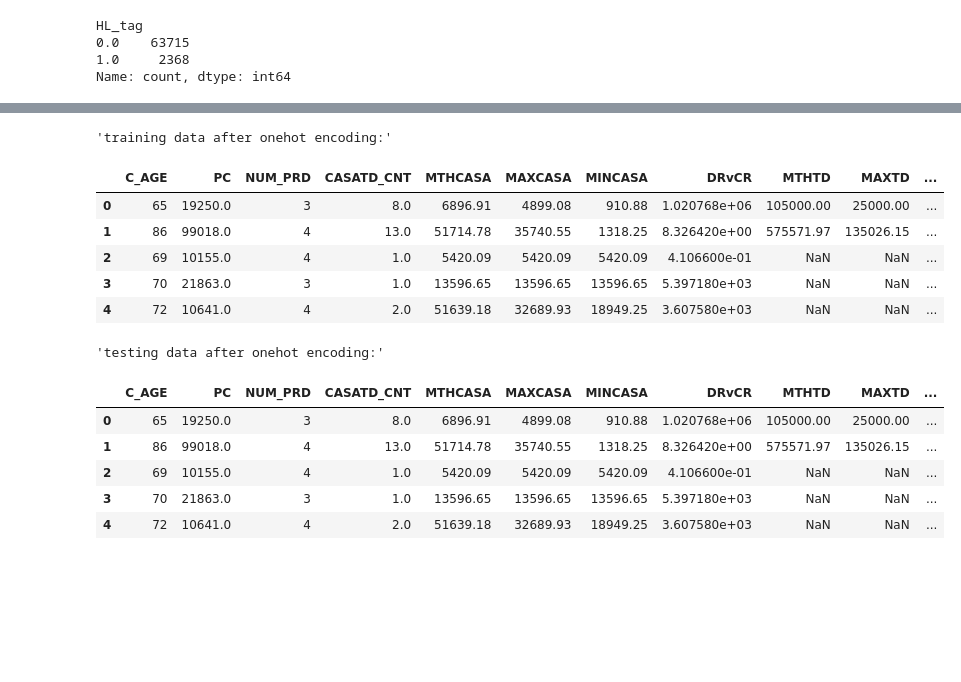
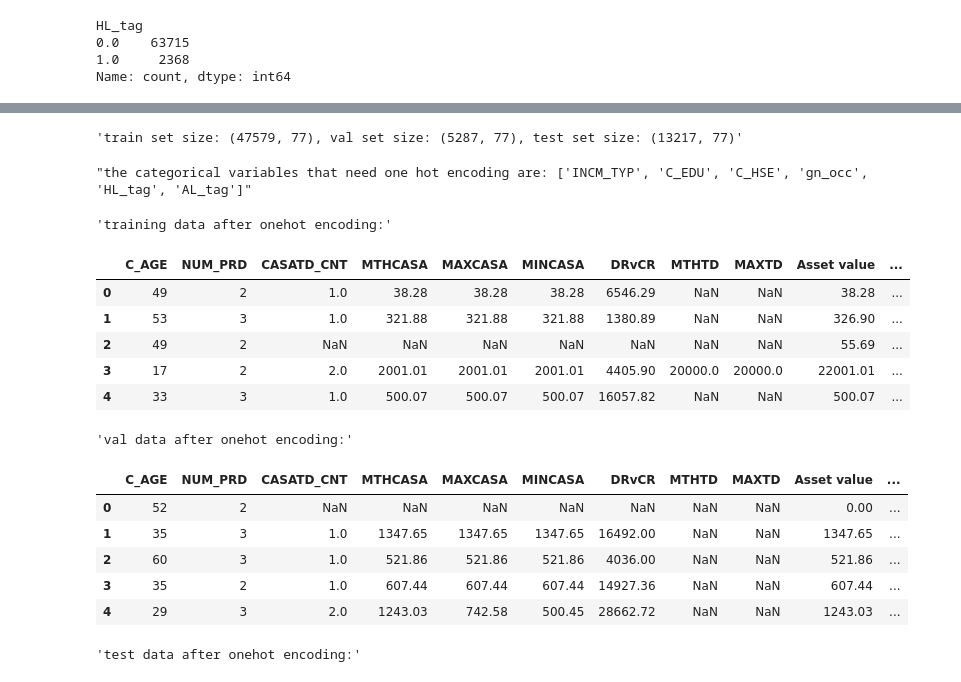
Before and after one commit to yang0369/Maybank_Classification, a Jupyter notebook: analysis/EDA.ipynb, the cells around one changed output, grey strips where cells are left out. Cells and saved outputs as stored; diff of their text form; code cells hidden in the pictures; blank space fills up the shorter version.

```diff
--- a/analysis/EDA.ipynb
+++ b/analysis/EDA.ipynb
@@ -265,0 +338,3 @@ Text(0.5, 1.0, 'Correlation matrix')
+# %%
+# map string back to np.nan
+df_raw.replace({"nan": np.nan, "NaN": np.nan, "NAN": np.nan}, inplace=True)
@@ -266,37 +407,61 @@ Text(0.5, 1.0, 'Correlation matrix')
+# %%
+df_raw.replace([np.inf, -np.inf], np.nan, inplace=True)
 # %%
 # drop the customer_id
-df_train = df_raw.drop([index_col], axis=1)
-df_test = df_raw.drop([index_col], axis=1)
+df_X = df_raw.drop([index_col, "PC", target_name], axis=1)
+df_y = df_raw.loc[:, [target_name]]
+# %%
+# train, val, test split
+X, X_test, y, y_test = train_test_split(df_X, df_y, test_size=0.2, random_state=1, shuffle=True, stratify=df_y)
+X_train, X_val, y_train, y_val = train_test_split(X, y, test_size=0.1, random_state=1, shuffle=True, stratify=y)
+
+display(f"train set size: {X_train.shape}, val set size: {X_val.shape}, test set size: {X_test.shape}")
+# %% [output]
+'train set size: (47579, 77), val set size: (5287, 77), test set size: (13217, 77)'
 # %%
+# get cols requiring onehotencoding
+categorical = [col for col in (ordinal + nominal) if col != target_name]
+display(f"the categorical variables that need one hot encoding are: {categorical}")
+
 # apply onehotencoding for categorical variables
-categorical = [col for col in (ordinal + nominal) if col != target_name]
 enc = OneHotEncoder(handle_unknown='error', sparse_output=False, drop=None)
-
-feature_arr = enc.fit_transform(df_train[categorical])
+enc.fit_transform(df_X.loc[:, categorical])
 feature_labels = enc.get_feature_names_out()
 
+
+feature_arr = enc.transform(X[categorical])
+cat_X = pd.DataFrame(feature_arr, columns=feature_labels).reset_index(drop=True)
+X = pd.concat([X.drop(categorical, axis=1).reset_index(drop=True), cat_X], axis=1)
+
 # for training data
+feature_arr = enc.transform(X_train[categorical])
 cat_train = pd.DataFrame(feature_arr, columns=feature_labels).reset_index(drop=True)
-df_train = pd.concat([df_train.drop(categorical, axis=1).reset_index(drop=True), cat_train], axis=1)
-display("training data after onehot encoding:", df_train.head())
+X_train = pd.concat([X_train.drop(categorical, axis=1).reset_index(drop=True), cat_train], axis=1)
+display("training data after onehot encoding:", X_train.head())
 
-# for testing data
-cat_test = pd.DataFrame(enc.transform(df_test[categorical]), columns=feature_labels).reset_index(drop=True)
+feature_arr = enc.transform(X_val[categorical])
+cat_val = pd.DataFrame(feature_arr, columns=feature_labels).reset_index(drop=True)
+X_val = pd.concat([X_val.drop(categorical, axis=1).reset_index(drop=True), cat_val], axis=1)
+display("val data after onehot encoding:", X_val.head())
 
-df_test = pd.concat([df_test.drop(categorical, axis=1).reset_index(drop=True), cat_test], axis=1)
-display("testing data after onehot encoding:", df_test.head())
+feature_arr = enc.transform(X_test[categorical])
+cat_test = pd.DataFrame(feature_arr, columns=feature_labels).reset_index(drop=True)
+X_test = pd.concat([X_test.drop(categorical, axis=1).reset_index(drop=True), cat_test], axis=1)
+display("test data after onehot encoding:", X_test.head())
 # %% [output]
-'training data after onehot encoding:'
+"the categorical variables that need one hot encoding are: ['INCM_TYP', 'C_EDU', 'C_HSE', 'gn_occ', 'HL_tag', 'AL_tag']"
+'training data after onehot encoding:'
-|  | C_AGE | PC | NUM_PRD | CASATD_CNT | MTHCASA | MAXCASA | MINCASA | DRvCR | MTHTD | MAXTD | ... |
-| 0 | 65 | 19250.0 | 3 | 8.0 | 6896.91 | 4899.08 | 910.88 | 1.020768e+06 | 105000.00 | 25000.00 | ... |
-| 1 | 86 | 99018.0 | 4 | 13.0 | 51714.78 | 35740.55 | 1318.25 | 8.326420e+00 | 575571.97 | 135026.15 | ... |
-| 2 | 69 | 10155.0 | 4 | 1.0 | 5420.09 | 5420.09 | 5420.09 | 4.106600e-01 | NaN | NaN | ... |
-| 3 | 70 | 21863.0 | 3 | 1.0 | 13596.65 | 13596.65 | 13596.65 | 5.397180e+03 | NaN | NaN | ... |
-| 4 | 72 | 10641.0 | 4 | 2.0 | 51639.18 | 32689.93 | 18949.25 | 3.607580e+03 | NaN | NaN | ... |
+|  | C_AGE | NUM_PRD | CASATD_CNT | MTHCASA | MAXCASA | MINCASA | DRvCR | MTHTD | MAXTD | Asset value | ... |
+| 0 | 49 | 2 | 1.0 | 38.28 | 38.28 | 38.28 | 6546.29 | NaN | NaN | 38.28 | ... |
+| 1 | 53 | 3 | 1.0 | 321.88 | 321.88 | 321.88 | 1380.89 | NaN | NaN | 326.90 | ... |
+| 2 | 49 | 2 | NaN | NaN | NaN | NaN | NaN | NaN | NaN | 55.69 | ... |
+| 3 | 17 | 2 | 2.0 | 2001.01 | 2001.01 | 2001.01 | 4405.90 | 20000.0 | 20000.0 | 22001.01 | ... |
+| 4 | 33 | 3 | 1.0 | 500.07 | 500.07 | 500.07 | 16057.82 | NaN | NaN | 500.07 | ... |
-'testing data after onehot encoding:'
+'val data after onehot encoding:'
-|  | C_AGE | PC | NUM_PRD | CASATD_CNT | MTHCASA | MAXCASA | MINCASA | DRvCR | MTHTD | MAXTD | ... |
-| 0 | 65 | 19250.0 | 3 | 8.0 | 6896.91 | 4899.08 | 910.88 | 1.020768e+06 | 105000.00 | 25000.00 | ... |
-| 1 | 86 | 99018.0 | 4 | 13.0 | 51714.78 | 35740.55 | 1318.25 | 8.326420e+00 | 575571.97 | 135026.15 | ... |
-| 2 | 69 | 10155.0 | 4 | 1.0 | 5420.09 | 5420.09 | 5420.09 | 4.106600e-01 | NaN | NaN | ... |
-| 3 | 70 | 21863.0 | 3 | 1.0 | 13596.65 | 13596.65 | 13596.65 | 5.397180e+03 | NaN | NaN | ... |
-| 4 | 72 | 10641.0 | 4 | 2.0 | 51639.18 | 32689.93 | 18949.25 | 3.607580e+03 | NaN | NaN | ... |
+|  | C_AGE | NUM_PRD | CASATD_CNT | MTHCASA | MAXCASA | MINCASA | DRvCR | MTHTD | MAXTD | Asset value | ... |
+| 0 | 52 | 2 | NaN | NaN | NaN | NaN | NaN | NaN | NaN | 0.00 | ... |
+| 1 | 35 | 3 | 1.0 | 1347.65 | 1347.65 | 1347.65 | 16492.00 | NaN | NaN | 1347.65 | ... |
+| 2 | 60 | 3 | 1.0 | 521.86 | 521.86 | 521.86 | 4036.00 | NaN | NaN | 521.86 | ... |
+| 3 | 35 | 2 | 1.0 | 607.44 | 607.44 | 607.44 | 14927.36 | NaN | NaN | 607.44 | ... |
+| 4 | 29 | 3 | 2.0 | 1243.03 | 742.58 | 500.45 | 28662.72 | NaN | NaN | 1243.03 | ... |
+'test data after onehot encoding:'
```
Also changed, not shown: parts of 36 cells of this notebook.
